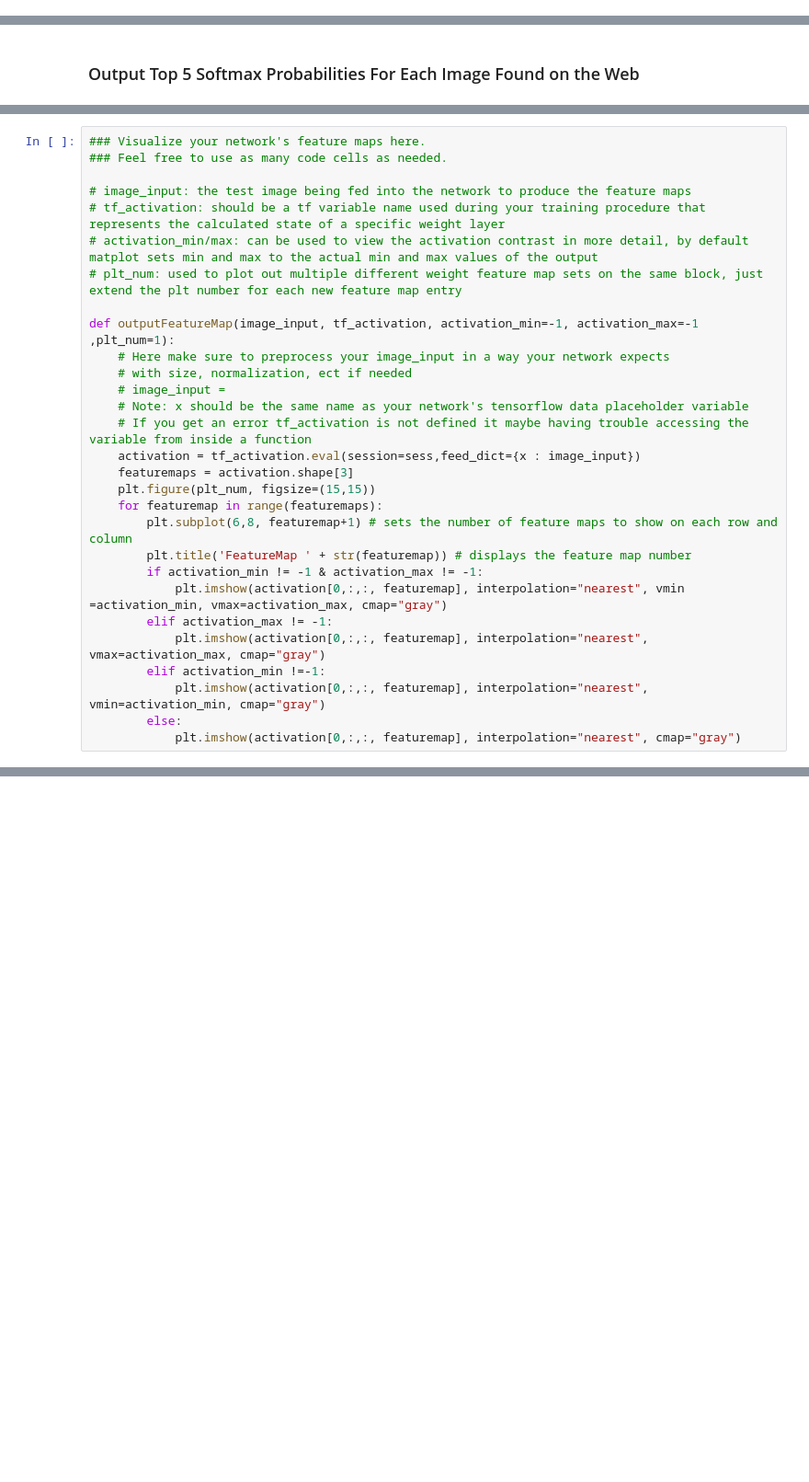
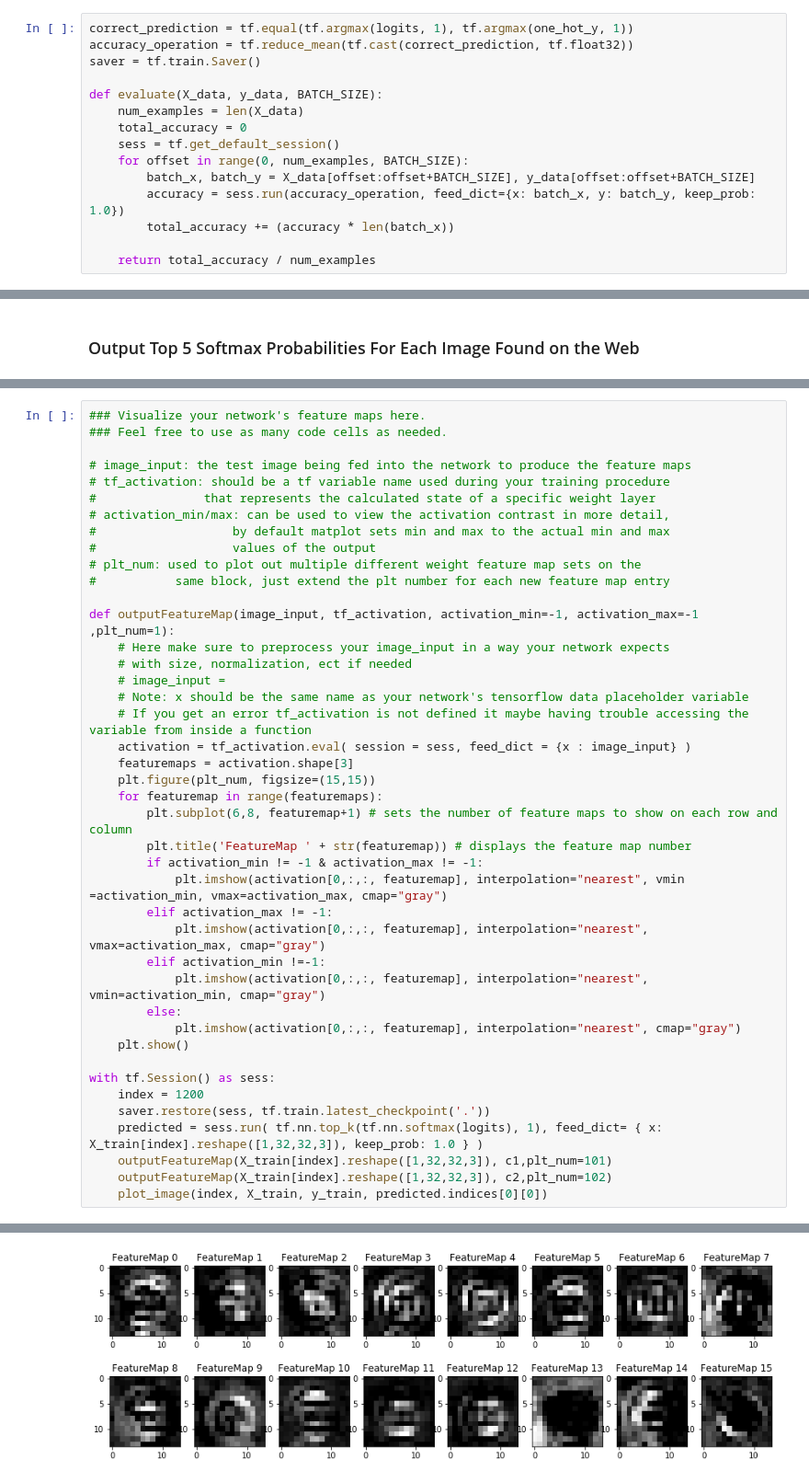
Before and after one commit to rpicatoste/carnd-term1-project2-traffic-sign-classifier, a Jupyter notebook: Traffic_Sign_Classifier.ipynb, the cells around one changed output, grey strips where cells are left out. Shown at 92% size. Cells and saved outputs as stored; diff of their text form; blank space fills up the shorter version.

```diff
--- a/Traffic_Sign_Classifier.ipynb
+++ b/Traffic_Sign_Classifier.ipynb
@@ -122,3 +318,18 @@ Use the code cell (or multiple code cells, if necessary) to implement the first
+# %%
+correct_prediction = tf.equal(tf.argmax(logits, 1), tf.argmax(one_hot_y, 1))
+accuracy_operation = tf.reduce_mean(tf.cast(correct_prediction, tf.float32))
+saver = tf.train.Saver()
+
+def evaluate(X_data, y_data, BATCH_SIZE):
+    num_examples = len(X_data)
+    total_accuracy = 0
+    sess = tf.get_default_session()
+    for offset in range(0, num_examples, BATCH_SIZE):
+        batch_x, batch_y = X_data[offset:offset+BATCH_SIZE], y_data[offset:offset+BATCH_SIZE]
+        accuracy = sess.run(accuracy_operation, feed_dict={x: batch_x, y: batch_y, keep_prob: 1.0})
+        total_accuracy += (accuracy * len(batch_x))
+
+    return total_accuracy / num_examples
 # %% [markdown]
 ### Train, Validate and Test the Model
 # %% [markdown]
@@ -221,9 +479,13 @@ For an example of what feature map outputs look like, check out NVIDIA's results
 ### Feel free to use as many code cells as needed.
 
 # image_input: the test image being fed into the network to produce the feature maps
-# tf_activation: should be a tf variable name used during your training procedure that represents the calculated state of a specific weight layer
-# activation_min/max: can be used to view the activation contrast in more detail, by default matplot sets min and max to the actual min and max values of the output
-# plt_num: used to plot out multiple different weight feature map sets on the same block, just extend the plt number for each new feature map entry
+# tf_activation: should be a tf variable name used during your training procedure
+#               that represents the calculated state of a specific weight layer
+# activation_min/max: can be used to view the activation contrast in more detail,
+#                   by default matplot sets min and max to the actual min and max
+#                   values of the output
+# plt_num: used to plot out multiple different weight feature map sets on the
+#           same block, just extend the plt number for each new feature map entry
 
 def outputFeatureMap(image_input, tf_activation, activation_min=-1, activation_max=-1 ,plt_num=1):
     # Here make sure to preprocess your image_input in a way your network expects
@@ -231,7 +493,7 @@ def outputFeatureMap(image_input, tf_activation, activation_min=-1, activation_m
     # image_input =
     # Note: x should be the same name as your network's tensorflow data placeholder variable
     # If you get an error tf_activation is not defined it maybe having trouble accessing the variable from inside a function
-    activation = tf_activation.eval(session=sess,feed_dict={x : image_input})
+    activation = tf_activation.eval( session = sess, feed_dict = {x : image_input} )
     featuremaps = activation.shape[3]
     plt.figure(plt_num, figsize=(15,15))
     for featuremap in range(featuremaps):
@@ -245,3 +507,13 @@ def outputFeatureMap(image_input, tf_activation, activation_min=-1, activation_m
             plt.imshow(activation[0,:,:, featuremap], interpolation="nearest", vmin=activation_min, cmap="gray")
         else:
             plt.imshow(activation[0,:,:, featuremap], interpolation="nearest", cmap="gray")
+    plt.show()
+
+with tf.Session() as sess:
+    index = 1200
+    saver.restore(sess, tf.train.latest_checkpoint('.'))
+    predicted = sess.run( tf.nn.top_k(tf.nn.softmax(logits), 1), feed_dict= { x: X_train[index].reshape([1,32,32,3]), keep_prob: 1.0 } )
+    outputFeatureMap(X_train[index].reshape([1,32,32,3]), c1,plt_num=101)
+    outputFeatureMap(X_train[index].reshape([1,32,32,3]), c2,plt_num=102)
+    plot_image(index, X_train, y_train, predicted.indices[0][0])
+# %% [output]
@@ -247,0 +521 @@ def outputFeatureMap(image_input, tf_activation, activation_min=-1, activation_m
+[figure, added]
```
Also changed, not shown: parts of 43 cells of this notebook, 3 other files.
